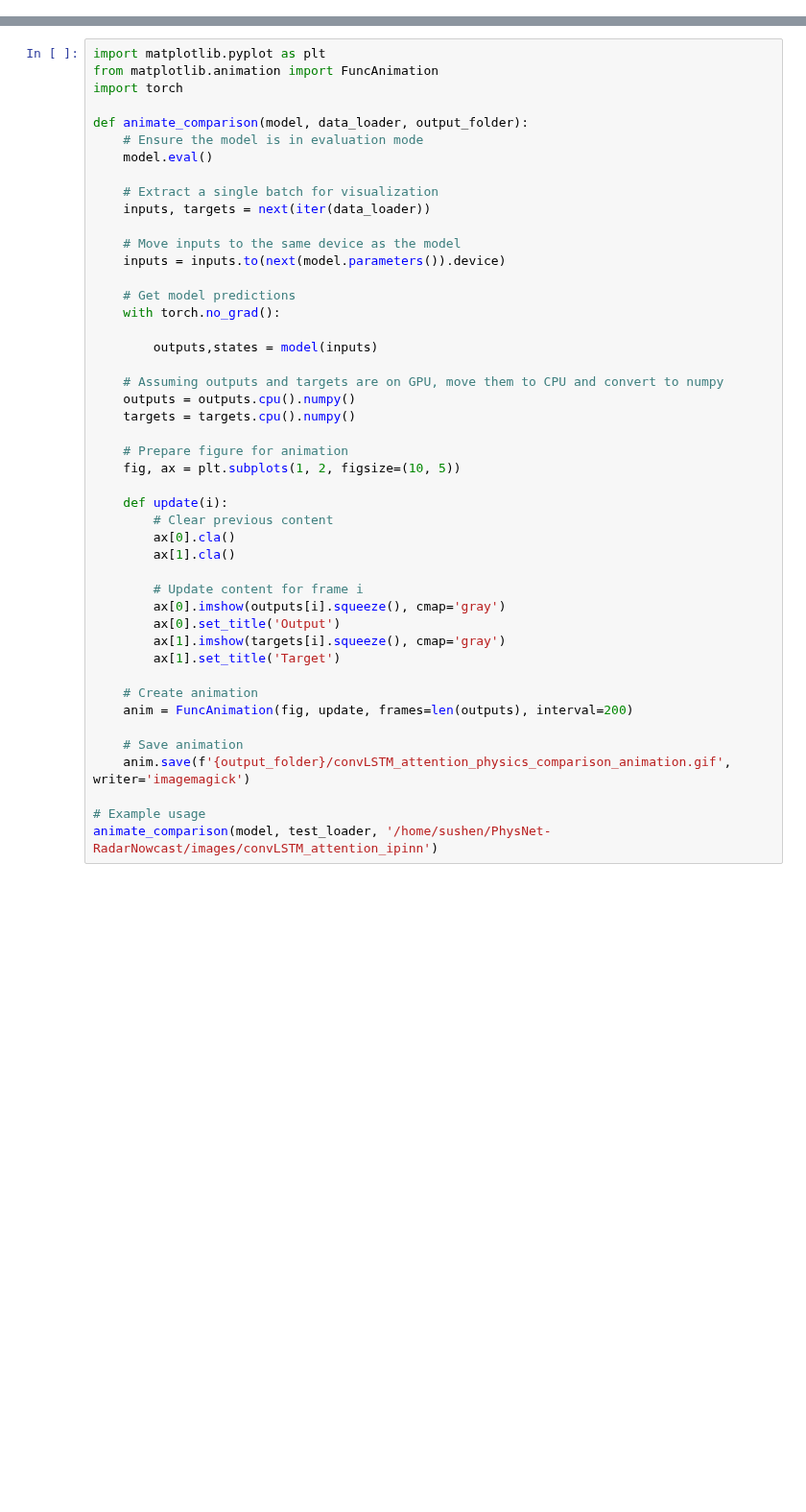
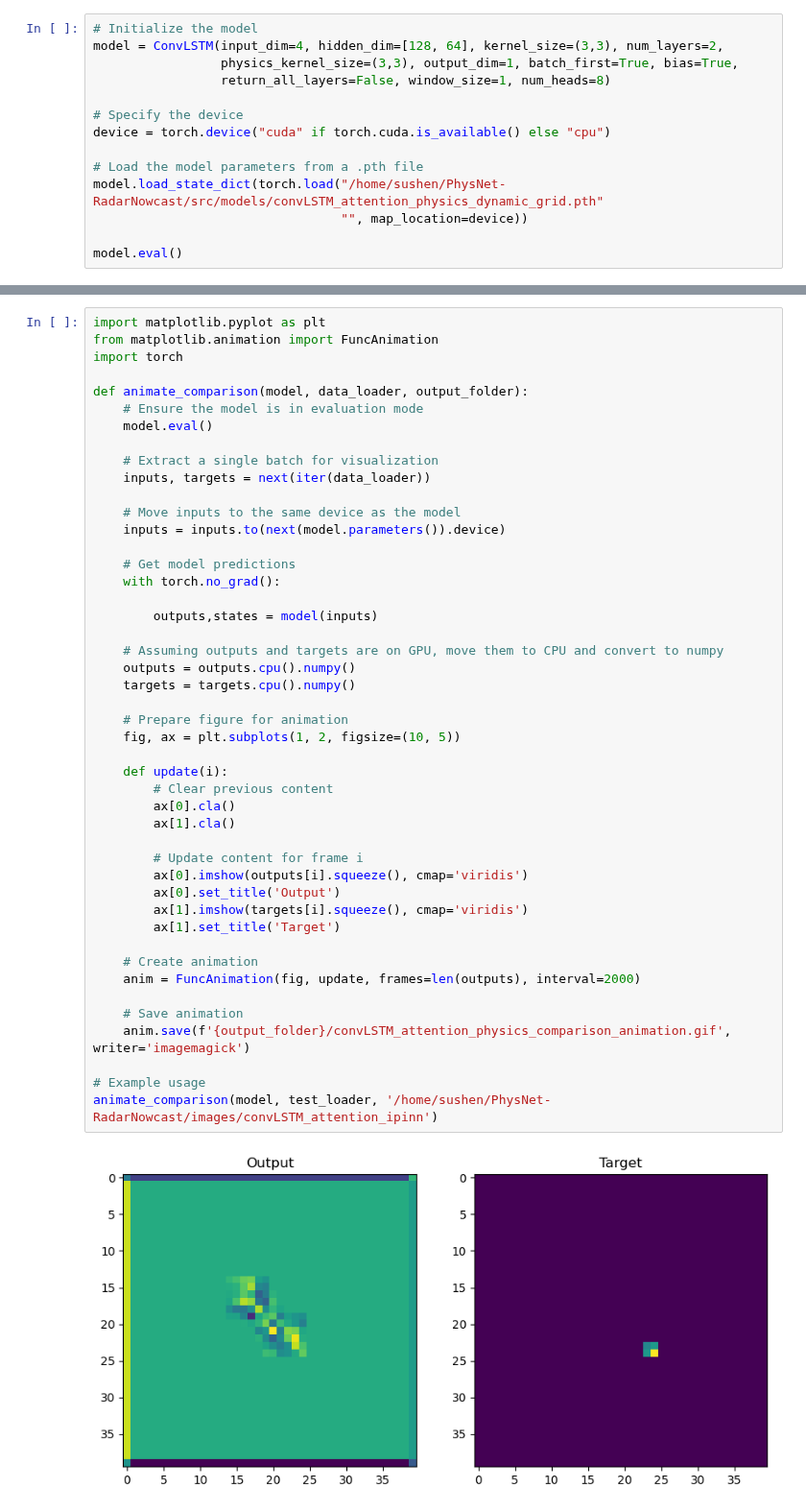
Before and after one commit to Tsomoriri/PhysNet-RadarNowcast, a Jupyter notebook: notebooks/convLSTM_attention_physics.ipynb, the cells around one changed output, grey strips where cells are left out. Shown at 96% size. Drawn from its saved outputs; the diff is of its cells as text; blank space fills up the shorter version.

```diff
--- a/notebooks/convLSTM_attention_physics.ipynb
+++ b/notebooks/convLSTM_attention_physics.ipynb
@@ -459,0 +478,14 @@ KeyboardInterrupt:
+# %%
+# Initialize the model
+model = ConvLSTM(input_dim=4, hidden_dim=[128, 64], kernel_size=(3,3), num_layers=2,
+                 physics_kernel_size=(3,3), output_dim=1, batch_first=True, bias=True,
+                 return_all_layers=False, window_size=1, num_heads=8)
+
+# Specify the device
+device = torch.device("cuda" if torch.cuda.is_available() else "cpu")
+
+# Load the model parameters from a .pth file
+model.load_state_dict(torch.load("/home/sushen/PhysNet-RadarNowcast/src/models/convLSTM_attention_physics_dynamic_grid.pth"
+                                 "", map_location=device))
+
+model.eval()
@@ -473,33 +523,35 @@ def animate_comparison(model, data_loader, output_folder):
     inputs = inputs.to(next(model.parameters()).device)
 
     # Get model predictions
     with torch.no_grad():
 
         outputs,states = model(inputs)
 
     # Assuming outputs and targets are on GPU, move them to CPU and convert to numpy
     outputs = outputs.cpu().numpy()
     targets = targets.cpu().numpy()
 
     # Prepare figure for animation
     fig, ax = plt.subplots(1, 2, figsize=(10, 5))
 
     def update(i):
         # Clear previous content
         ax[0].cla()
         ax[1].cla()
 
         # Update content for frame i
-        ax[0].imshow(outputs[i].squeeze(), cmap='gray')
+        ax[0].imshow(outputs[i].squeeze(), cmap='viridis')
         ax[0].set_title('Output')
-        ax[1].imshow(targets[i].squeeze(), cmap='gray')
+        ax[1].imshow(targets[i].squeeze(), cmap='viridis')
         ax[1].set_title('Target')
 
     # Create animation
-    anim = FuncAnimation(fig, update, frames=len(outputs), interval=200)
+    anim = FuncAnimation(fig, update, frames=len(outputs), interval=2000)
 
     # Save animation
     anim.save(f'{output_folder}/convLSTM_attention_physics_comparison_animation.gif', writer='imagemagick')
 
 # Example usage
 animate_comparison(model, test_loader, '/home/sushen/PhysNet-RadarNowcast/images/convLSTM_attention_ipinn')
+# %% [output]
+[figure, added]
```
Also changed, not shown: parts of 5 cells of this notebook, 1 other file.
